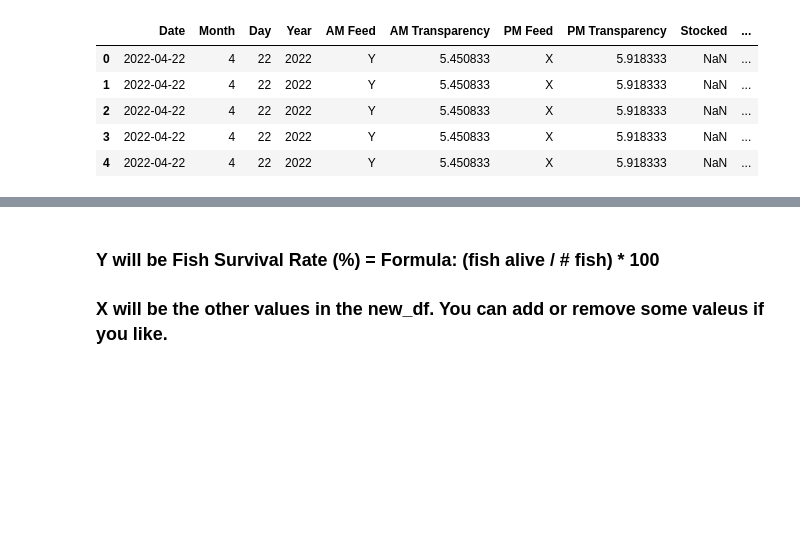
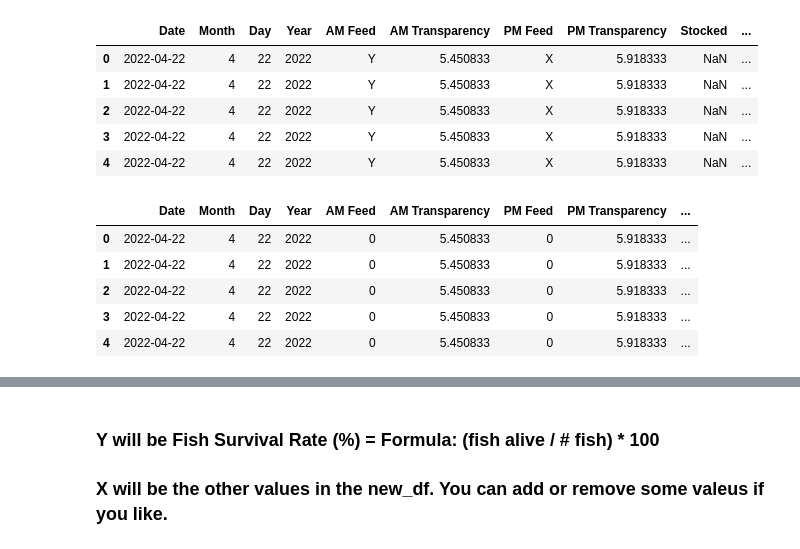
Before and after one commit to warrmu01/Pi515-AI, a Jupyter notebook: src/Data_preparation.ipynb, the cells around one changed output, grey strips where cells are left out. Saved outputs shown, nothing was run; the diff lists cells and outputs as text; code cells hidden in the pictures; blank space fills up the shorter version.

```diff
--- a/src/Data_preparation.ipynb
+++ b/src/Data_preparation.ipynb
@@ -29,3 +31,16 @@ new_df.head()
 | 2 | 2022-04-22 | 4 | 22 | 2022 | Y | 5.450833 | X | 5.918333 | NaN | ... |
 | 3 | 2022-04-22 | 4 | 22 | 2022 | Y | 5.450833 | X | 5.918333 | NaN | ... |
 | 4 | 2022-04-22 | 4 | 22 | 2022 | Y | 5.450833 | X | 5.918333 | NaN | ... |
+# %%
+#AM Feed and PM Feed can be imputed by 0s and 1s
+new_df.loc[:, "AM Feed"] = new_df["AM Feed"].apply(lambda x: 1 if x == "Y" else 0)
+new_df.loc[:, "PM Feed"] = new_df["PM Feed"].apply(lambda x: 1 if x == "Y" else 0)
+
+new_df.head()
+# %% [output]
+|  | Date | Month | Day | Year | AM Feed | AM Transparency | PM Feed | PM Transparency | ... |
+| 0 | 2022-04-22 | 4 | 22 | 2022 | 0 | 5.450833 | 0 | 5.918333 | ... |
+| 1 | 2022-04-22 | 4 | 22 | 2022 | 0 | 5.450833 | 0 | 5.918333 | ... |
+| 2 | 2022-04-22 | 4 | 22 | 2022 | 0 | 5.450833 | 0 | 5.918333 | ... |
+| 3 | 2022-04-22 | 4 | 22 | 2022 | 0 | 5.450833 | 0 | 5.918333 | ... |
+| 4 | 2022-04-22 | 4 | 22 | 2022 | 0 | 5.450833 | 0 | 5.918333 | ... |
```
Also changed, not shown: parts of 3 cells of this notebook.
